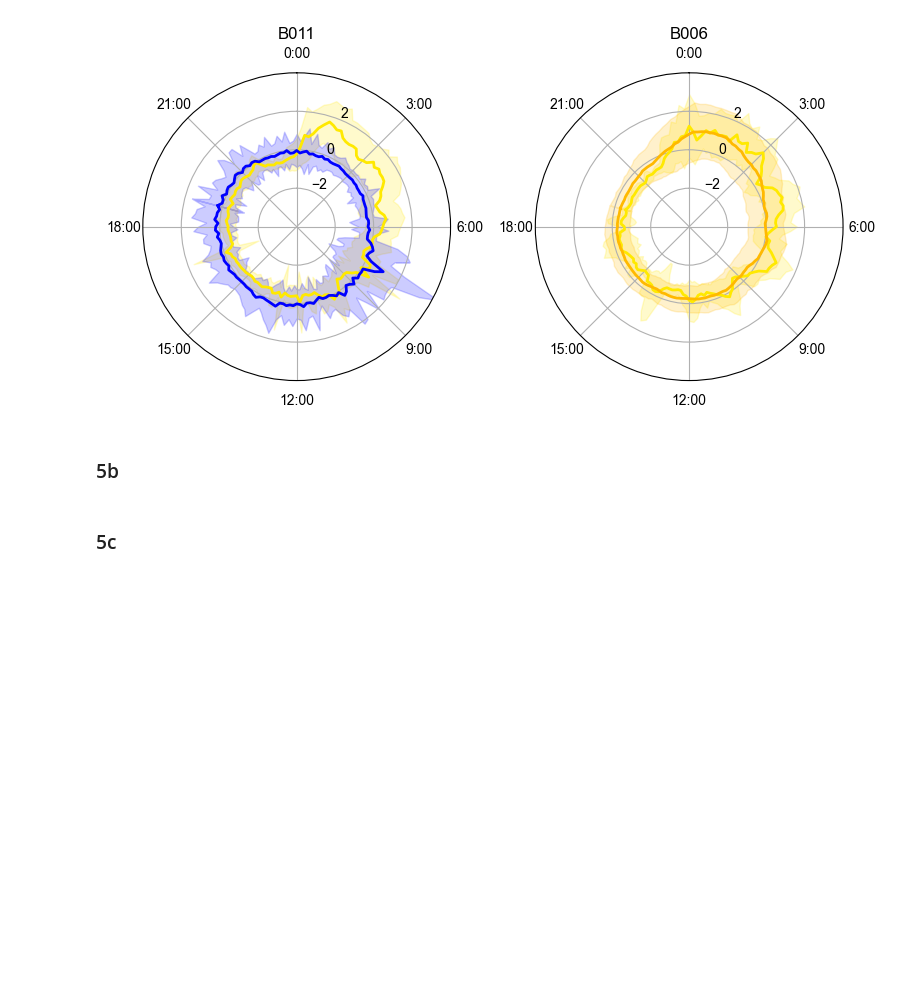
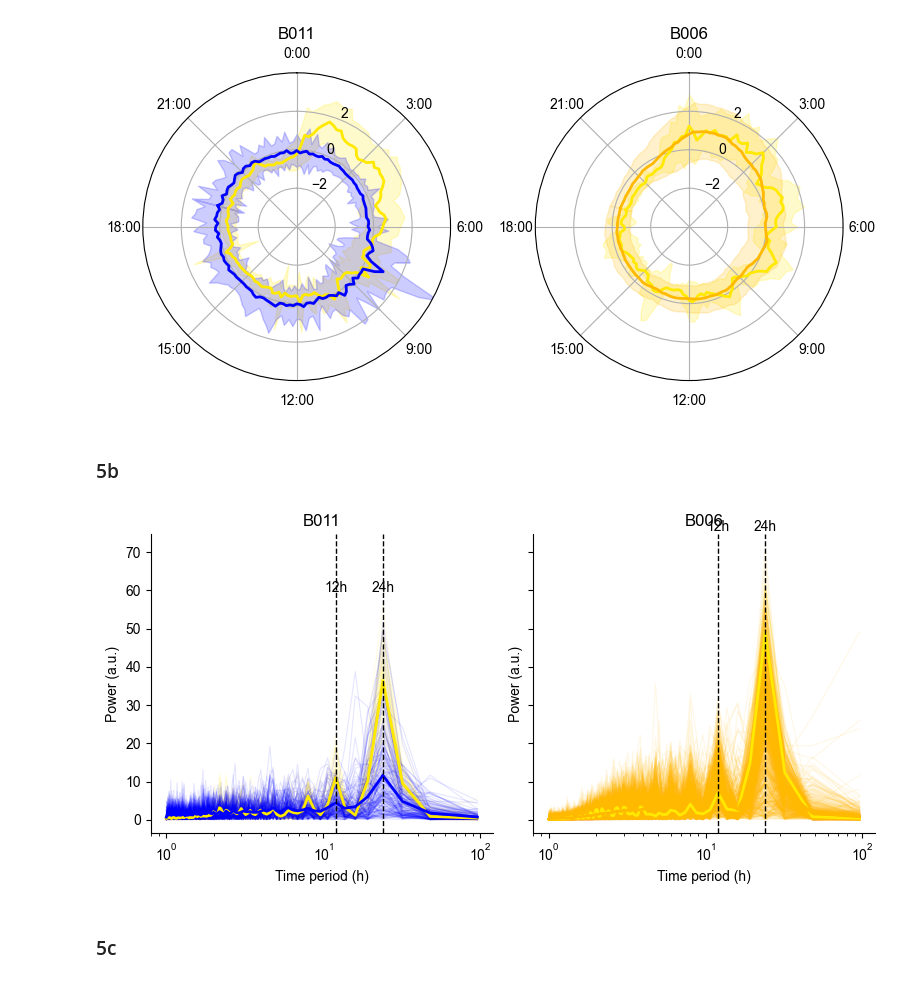
Before and after one commit to ProvenzaLab/PerceptPredictability, a Jupyter notebook: process_data.ipynb, the cells around one changed output. Drawn from its saved outputs; the diff is of its cells as text; code cells hidden in the pictures; blank space fills up the shorter version.

```diff
--- a/process_data.ipynb
+++ b/process_data.ipynb
@@ -1386,5 +1419,25 @@ plt.show()
 # %%
-#TODO
+fig, axs = plt.subplots(ncols=2, figsize=(8, 4), sharey=True)
+for ax, pt_id in zip(axs, ["B011", "B006"]):
+    windows = spectra[pt_id]
+    periods = windows[0][1]                                   # shared axis (identical window length)
+    by_state = {}
+    for state, _, pxx in windows:
+        ax.plot(periods, pxx, color=COL_PAL[state], alpha=0.1, lw=0.8)   # faint single-day spectra
+        by_state.setdefault(state, []).append(pxx)
+    for state, stack in by_state.items():
+        ax.plot(periods, np.nanmean(stack, axis=0), color=COL_PAL[state], lw=2, label=state)
+
+    for period in (12, 24):
+        ax.axvline(period, ls="--", color="k", lw=1)
+        ax.text(period, ax.get_ylim()[1], f"{period}h", ha="center", va="bottom")
+    ax.set(xscale="log", xlabel="Time period (h)", ylabel="Power (a.u.)", title=pt_id)
+    ax.spines[["top", "right"]].set_visible(False)
+
+fig.tight_layout()
+plt.show()
+# %% [output]
+[figure, added]
 # %% [markdown]
 ### 5c
 # %%
```
Also changed, not shown: parts of 3 cells of this notebook, 1 other file.
